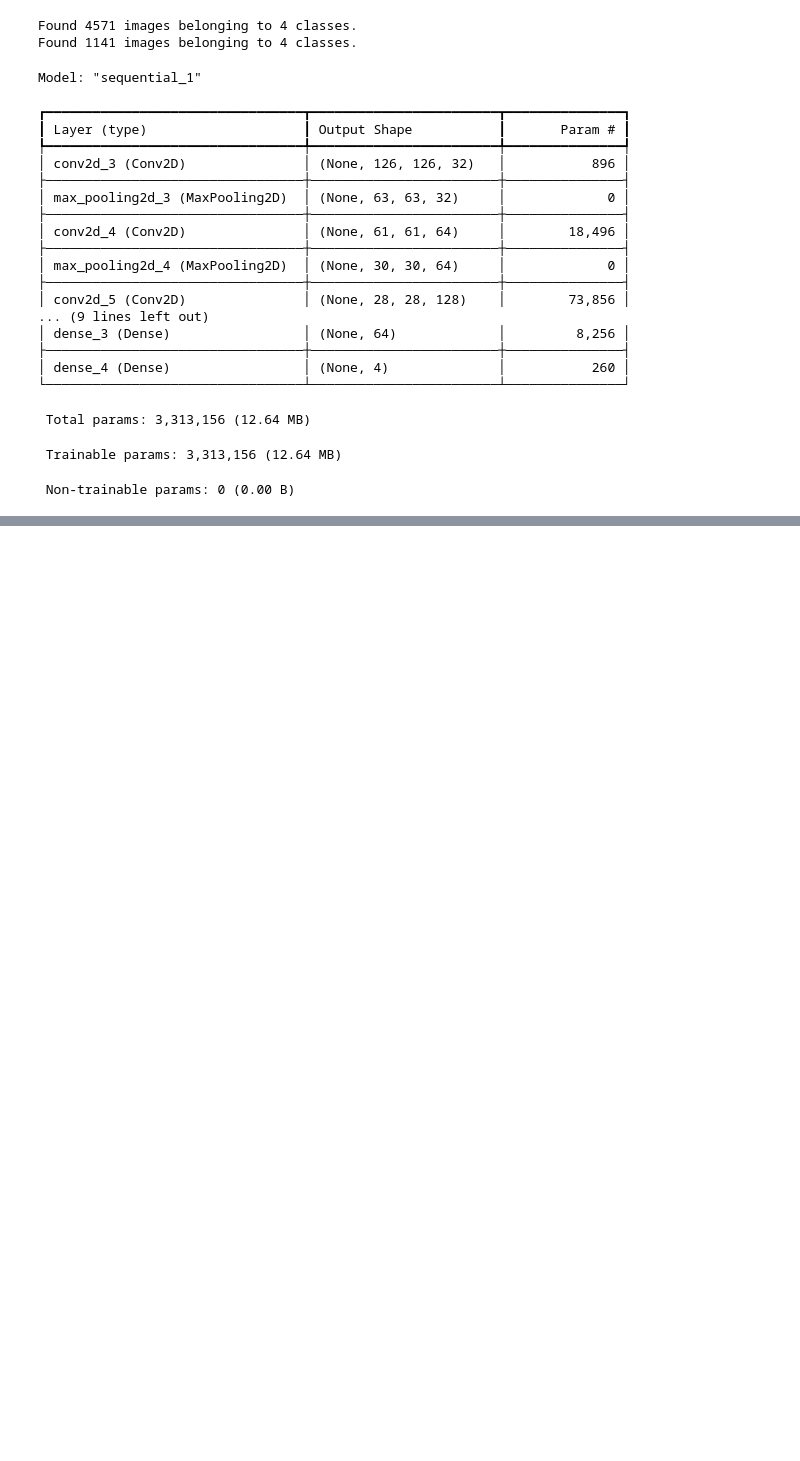
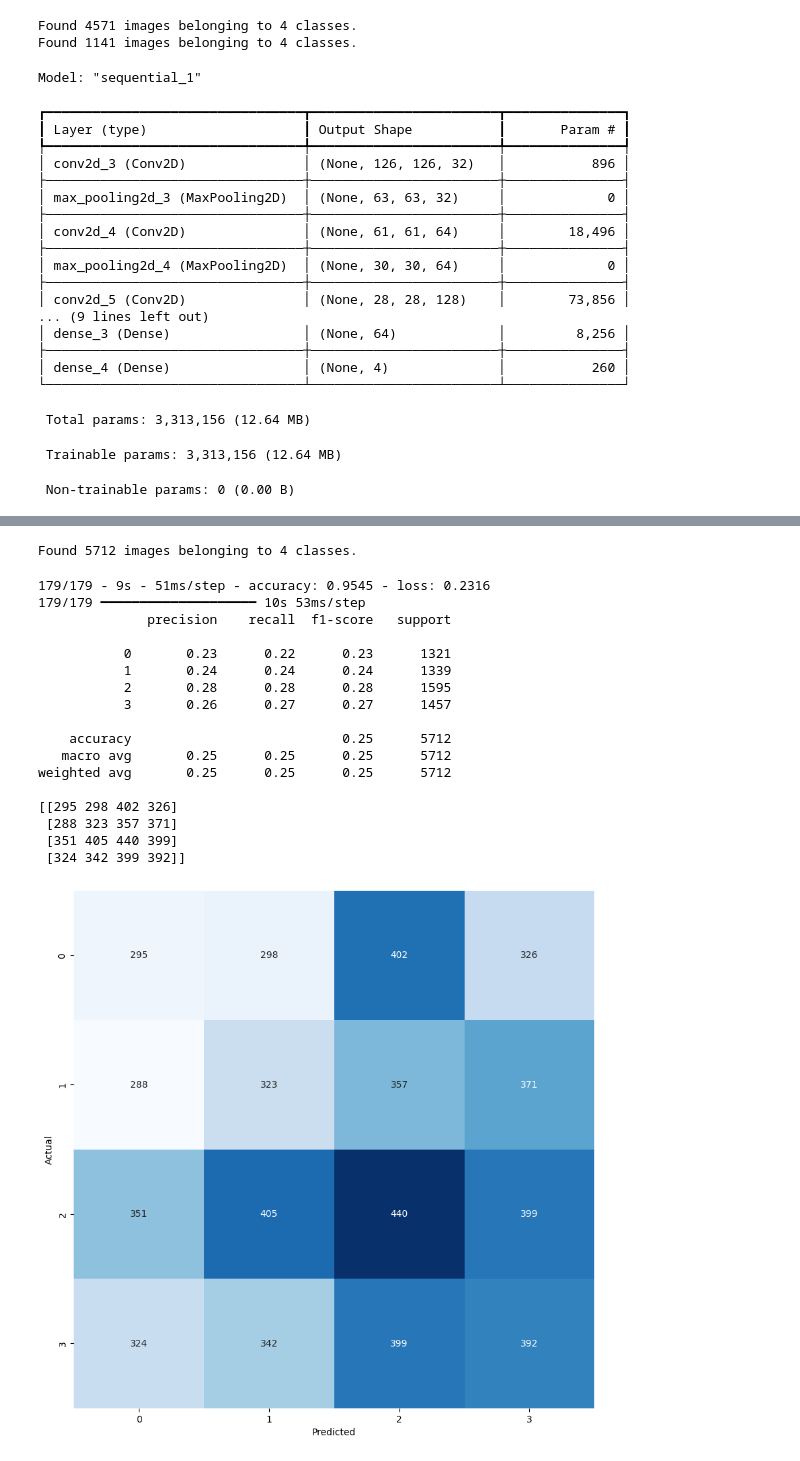
Before and after one commit to Xaroo/ML_Task2, a Jupyter notebook: Task2BujasJawor.ipynb, the cells around one changed output, grey strips where cells are left out. Saved outputs shown, nothing was run; the diff lists cells and outputs as text; code cells hidden in the pictures; blank space fills up the shorter version.

```diff
--- a/Task2BujasJawor.ipynb
+++ b/Task2BujasJawor.ipynb
@@ -396,0 +446,52 @@ Epoch 9/20
+# %%
+import seaborn as sns
+import matplotlib.pyplot as plt
+from sklearn.metrics import classification_report, confusion_matrix
+# Evaluate both models on the test set (report accuracy, precision, recall, f1-score)
+
+test_dir = 'Training'
+test_datagen = ImageDataGenerator(rescale=1./255)
+test_generator = test_datagen.flow_from_directory(
+    test_dir,
+    target_size=(img_width, img_height),
+    batch_size=batch_size,
+    class_mode='categorical'
+)
+
+model.evaluate(test_generator, verbose=2)
+
+# report accuracy, precision, recall, f1-score
+predictions = model.predict(test_generator)
+y_pred = np.argmax(predictions, axis=1)
+y_true = test_generator.classes
+print(classification_report(y_true, y_pred))
+print(confusion_matrix(y_true, y_pred))
+
+
+# plot confusion matrix for both models
+cm = confusion_matrix(y_true, y_pred)
+plt.figure(figsize=(10, 10))
+sns.heatmap(cm, annot=True, fmt='g', cmap='Blues', cbar=False)
+plt.xlabel('Predicted')
+plt.ylabel('Actual')
+plt.show()
+# %% [output]
+Found 5712 images belonging to 4 classes.
+179/179 - 9s - 51ms/step - accuracy: 0.9545 - loss: 0.2316
+179/179 ━━━━━━━━━━━━━━━━━━━━ 10s 53ms/step
+              precision    recall  f1-score   support
+
+           0       0.23      0.22      0.23      1321
+           1       0.24      0.24      0.24      1339
+           2       0.28      0.28      0.28      1595
+           3       0.26      0.27      0.27      1457
+
+    accuracy                           0.25      5712
+   macro avg       0.25      0.25      0.25      5712
+weighted avg       0.25      0.25      0.25      5712
+
+[[295 298 402 326]
+ [288 323 357 371]
+ [351 405 440 399]
+ [324 342 399 392]]
+[figure, added]
```
Also changed, not shown: parts of 8 cells of this notebook.
